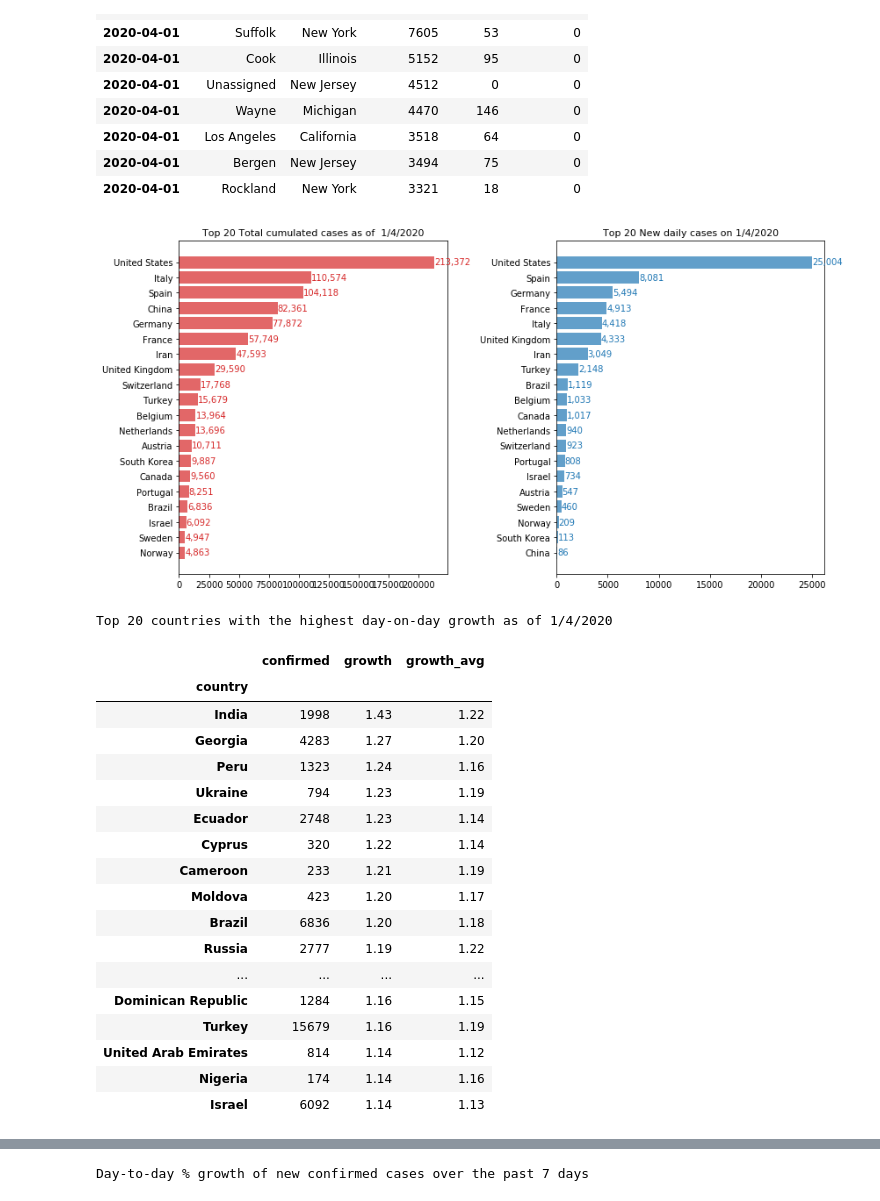
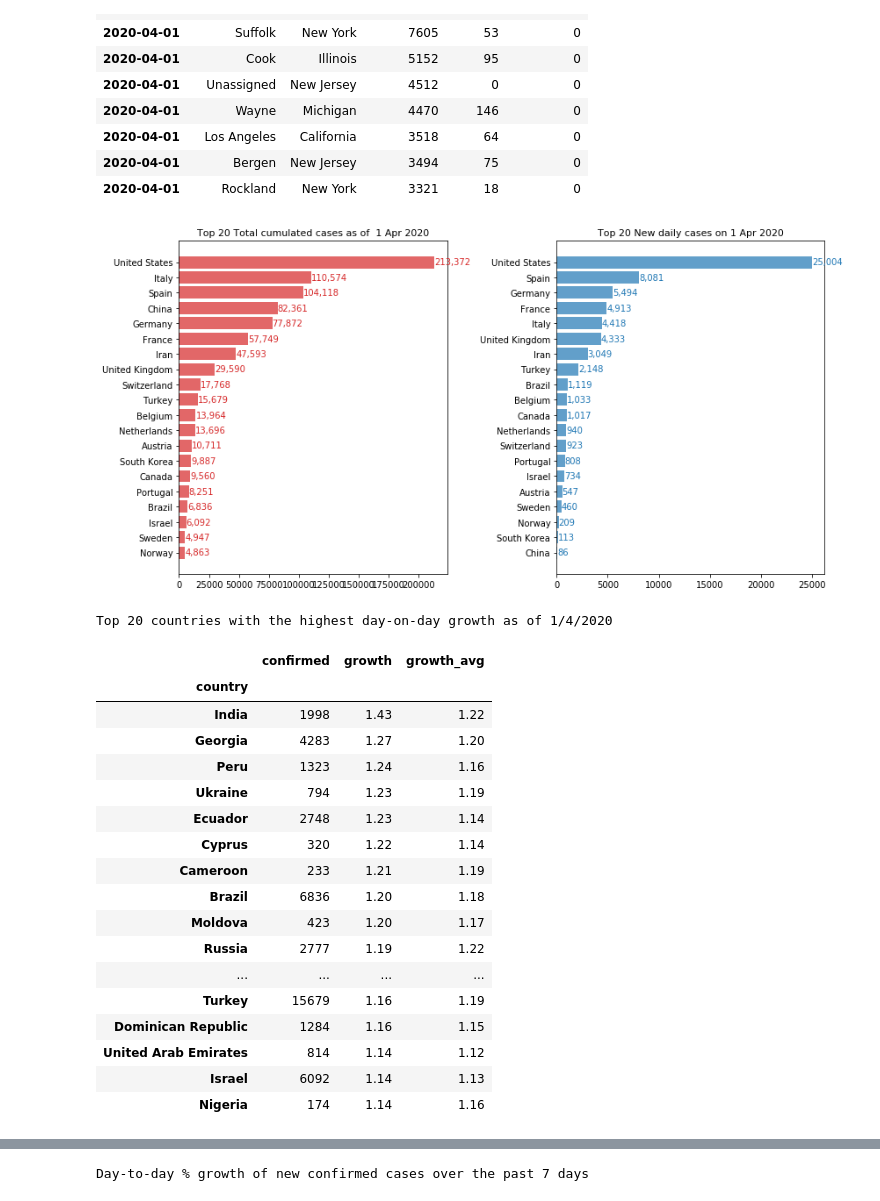
Before and after one commit to khairulomar/Covid-19, a Jupyter notebook: Covid19.ipynb, the cells around one changed output, grey strips where cells are left out. Saved outputs shown, nothing was run; the diff lists cells and outputs as text; code cells hidden in the pictures.

```diff
--- a/Covid19.ipynb
+++ b/Covid19.ipynb
@@ -191,3 +207,26 @@ df1 = df1.set_index('date')
+# %%
+# Sub-country (state/province)-level data
+df3 = pd.pivot_table(df, values=df.columns[4:], index=['date','country','state'], columns=None, aggfunc='sum')
+df3 = df3.reset_index()
+df3 = df3.sort_values(['date','confirmed'], ascending=False)
+df3 = df3[['date','country','state'] + allcols[-6:]]
+
+rolling_window = 3
+dftemp = pd.DataFrame()
+for country in df3.country.unique():
+    dfc = df3[df3.country==country].copy().reset_index(drop=True)
+    dfc['new_growth'] = 0
+    dfc['growth'] = 0
+    for i in range(1,len(dfc.index)):
+        for newcol in ['growth', 'new_growth']:
+            oldcol = 'confirmed' if newcol == 'growth' else 'new_confirmed'
+            dfc.iloc[i, dfc.columns.get_loc(newcol)] = 0 if dfc.iloc[i-1][oldcol] == 0 else round(dfc.iloc[i][oldcol]/dfc.iloc[i-1][oldcol],2)
+    dftemp =  pd.concat([dftemp, dfc])
+df3 = dftemp.copy()
+df3['growth_avg'] = round(df3.growth.rolling(window=rolling_window).mean(),2).clip(1)
+df3['growth_avg_7'] = round(df3.growth.rolling(window=7).mean(),2).clip(1)
+df3 = df3.sort_values(['date', 'confirmed'], ascending=False)
+df3 = df3.set_index('date')
 # %% [markdown]
 ### 2. Analyse latest data
 # %%
@@ -198,7 +237,7 @@ date = pd.to_datetime(f"20200{month}{0 if day<10 else ''}{day}", format='%Y%m%d'
 oneday = pd.Timedelta(1, unit='days')
 
 top0 = 50
-latest = df1.loc[date]
+latest = df1.loc[date].iloc[:,:7]
 print(f'\nTop {top0} countries by total cases as of {date.day}/{date.month}/2020')
 display(latest[:top0])
 # %% [output]
@@ -284,18 +323,19 @@ New confirmed cases by Top 10 US County as of 1/4/2020
 | 2020-04-01 | Bergen | New Jersey | 3494 | 75 | 0 |
 | 2020-04-01 | Rockland | New York | 3321 | 18 | 0 |
 # %%
+mdict = {1:'Jan',2:'Feb',3:'Mar',4:'Apr',5:'May',6:'Jun',7:'Jul',8:'Aug',9:'Sep',10:'Oct',11:'Nov',12:'Dec'}
 cols = ['confirmed','new_confirmed']
 titles = ['Total cumulated cases as of  ','New daily cases on ']
 colors = ['C3','C0']
 fig, axes = plt.subplots(figsize=(12,6), nrows=1, ncols=2)
 for i, ax in zip(range(len(cols)), axes.flat):
     data = latest[:top][['country',cols[i]]].reset_index(drop=True).set_index('country').sort_values(by=cols[i])
     ax.barh(data.index, data[cols[i]], color=colors[i], alpha=0.7)
-    ax.set_title(f'Top {top} {titles[i]}{date.day}/{date.month}/2020', fontsize='11')
+    ax.set_title(f'Top {top} {titles[i]}{date.day} {mdict[date.month]} 2020', fontsize='11')
     for n, v in enumerate(data[cols[i]]):
         ax.text(v, n, format(v, ","), va='center', fontsize=10, color=colors[i])
 plt.tight_layout()
 plt.savefig('img/total_cases_bar', pad_inches=0)
 plt.show()
 # %% [output]
-[figure, old version]
+[figure, new version]
@@ -320,4 +342,9 @@ df2 = df2.reset_index(drop=True)
 # %%
+threshold = 50 # set min threshold
+
+df2 = df1[['country','confirmed','new_confirmed','growth','growth_avg','growth_avg_7']].reset_index()
+df2 = df2.sort_values('date')
+
 print(f'\nTop 20 countries with the highest day-on-day growth as of {date.day}/{date.month}/2020')
 growthdata = df2.loc[(df2.date==date) & (df2.confirmed > 100)].sort_values(by='growth', ascending=False).set_index('country', drop=True)
 growthdata[['confirmed','growth','growth_avg']][:20]
@@ -332,15 +359,15 @@ Top 20 countries with the highest day-on-day growth as of 1/4/2020
 | Ecuador | 2748 | 1.23 | 1.14 |
 | Cyprus | 320 | 1.22 | 1.14 |
 | Cameroon | 233 | 1.21 | 1.19 |
+| Brazil | 6836 | 1.20 | 1.18 |
 | Moldova | 423 | 1.20 | 1.17 |
-| Brazil | 6836 | 1.20 | 1.18 |
 | Russia | 2777 | 1.19 | 1.22 |
 | ... | ... | ... | ... |
+| Turkey | 15679 | 1.16 | 1.19 |
 | Dominican Republic | 1284 | 1.16 | 1.15 |
-| Turkey | 15679 | 1.16 | 1.19 |
 | United Arab Emirates | 814 | 1.14 | 1.12 |
+| Israel | 6092 | 1.14 | 1.13 |
 | Nigeria | 174 | 1.14 | 1.16 |
-| Israel | 6092 | 1.14 | 1.13 |
 # %%
 countries = list(latest[:18].country) + ['Australia', 'Malaysia']
 
```
Also changed, not shown: parts of 22 cells of this notebook, 18 other files.
